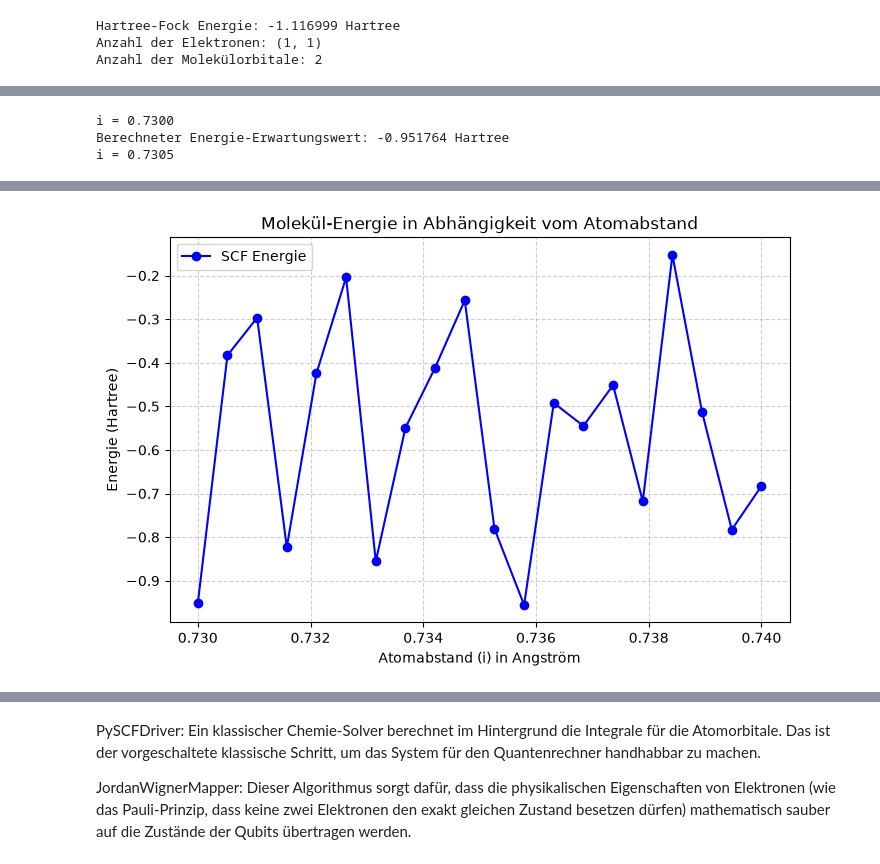
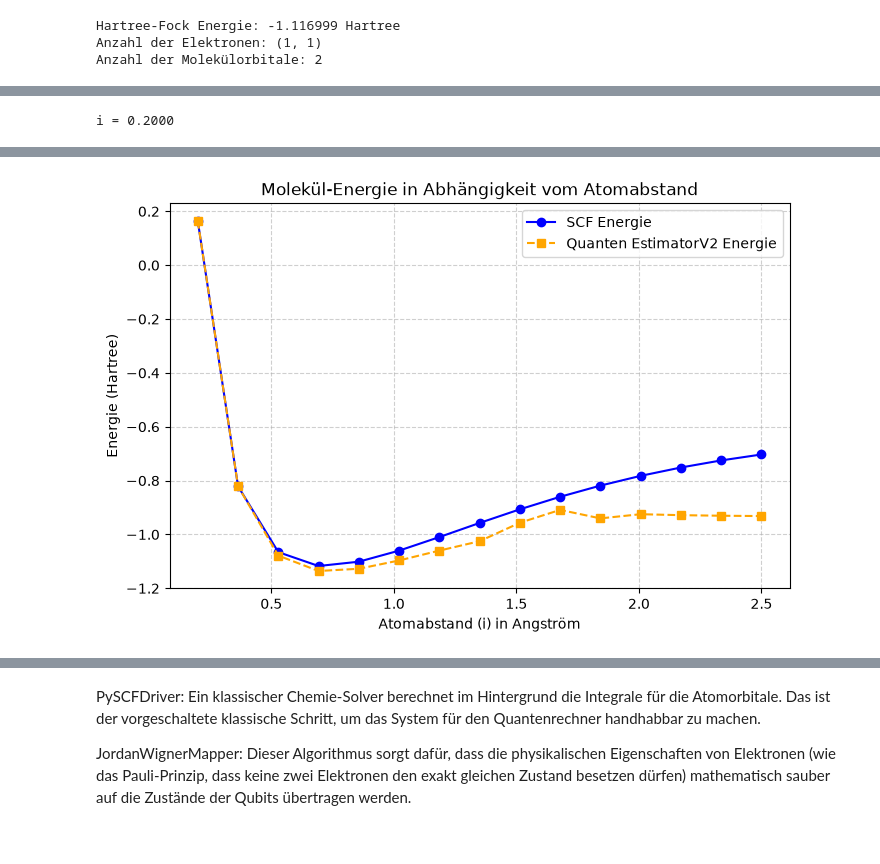
Before and after one commit to MelB18/Quanten, a Jupyter notebook: H2_VQE_Algo.ipynb, the cells around one changed output, grey strips where cells are left out. Drawn from its saved outputs; the diff is of its cells as text; code cells hidden in the pictures.

```diff
--- a/H2_VQE_Algo.ipynb
+++ b/H2_VQE_Algo.ipynb
@@ -216,51 +216,62 @@ from qiskit.circuit.library import RealAmplitudes
 from qiskit.primitives import StatevectorEstimator  # Lokaler V2 Estimator
 from qiskit_nature.second_q.drivers import PySCFDriver
 from qiskit_nature.second_q.mappers import JordanWignerMapper
+from scipy.optimize import minimize  # Der Optimierer für die Quanten-Kurve
 
 # 1. Leere Listen erstellen, um die Daten zu sammeln
 abstaende = []
 energien = []
+quanten_energien = []
+
+
+estimator = StatevectorEstimator()
+mapper = JordanWignerMapper()
+
+# Hilfsfunktion für den Optimierer
+# Sie berechnet die Energie für einen bestimmten Satz von Winkeln (Parameters)
+def cost_func(params, ansatz, observable, estimator):
+    pub = (ansatz, observable, params)
+    job = estimator.run([pub])
+    result = job.result()
+    return float(result[0].data.evs) # Gibt den Erwartungswert als Zahl zurück
 
 # Start, Ende (inklusive), Anzahl der Schritte
-for i in np.linspace(0.73, 0.74, 20):
+for i in np.linspace(0.2, 2.5, 15):
   print(f"i = {i:.4f}")
 
   # 1. Driver & Operatoren wie gewohnt vorbereiten 0.735
   driver = PySCFDriver(atom=f"H 0 0 0; H 0 0 {i}", basis="sto3g")
   problem = driver.run()
-  secondq_op = problem.hamiltonian.second_q_op()
 
-  mapper = JordanWignerMapper()
-  qubit_op = mapper.map(second_q_op)  # Dies ist unser Observable
+
+  # 2. Quanten-Berechnung (MUSS zwingend HIER IN DIE SCHLEIFE!)
+  # Dadurch aktualisiert sich der Operator für jeden Abstand i
+  fermion_op = problem.hamiltonian.second_q_op()
+  qubit_op = mapper.map(fermion_op) # Dies ist unser Observable
 
   # 2. Parametrisierten Quantenschaltkreis (Ansatz) erstellen
   num_qubits = qubit_op.num_qubits
-  circuit = RealAmplitudes(num_qubits=num_qubits, reps=1)
+  #circuit = RealAmplitudes(num_qubits=num_qubits, reps=1)
+  circuit = real_amplitudes(num_qubits=num_qubits, reps=1)
 
-  # 3. Den V2 Estimator initialisieren
-  estimator = StatevectorEstimator()
 
-  # 4. Parameter-Werte definieren (Zufällige Startwerte für die Rotation)
-  parameter_values = np.random.uniform(0, np.pi, circuit.num_parameters)
+  # Startwerte für die Winkel im Schaltkreis (alle auf 0.0)
+  initial_params = np.zeros(circuit.num_parameters)
 
-  # 5. Ein "PUB" definieren: (Circuit, Observables, ParameterValues)
-  pub = (circuit, qubit_op, parameter_values)
+  # COBYLA-Optimierer sucht die beste Energie für diesen Abstand
+  res = minimize(cost_func, initial_params, args=(circuit, qubit_op, estimator), method='COBYLA')
 
-  # 6. Job ausführen und Ergebnis abrufen
-  job = estimator.run([pub])
-  result = job.result()
 
-  # 7. Erwartungswert (Energie) ausgeben
-  # In V2 greift man über den Index der übergebenen PUBs auf Daten zu
-  pub_result = result[0]
-  expectation_value = pub_result.data.evs
+  # Optimierte Elektronenergie + Kernabstoßung = Echte Gesamtenergie!
+  gesamte_quanten_energie = res.fun + problem.nuclear_repulsion_energy
 
   # Werte an die Listen anhängen
   abstaende.append(i)
-  energien.append(expectation_value)
+  quanten_energien.append(gesamte_quanten_energie)
+  energien.append(problem.reference_energy)
 
   #print(f"Anzahl der Qubits: {num_qubits}")
-  print(f"Berechneter Energie-Erwartungswert: {expectation_value:.6f} Hartree")
+  #print(f"Berechneter Energie-Erwartungswert: {expectation_value:.6f} Hartree")
 
 
 # 3. Visualisierung mit Matplotlib erstellen
@@ -268,6 +279,8 @@ plt.figure(figsize=(8, 5))
 
 # Linie und Datenpunkte zeichnen
 plt.plot(abstaende, energien, marker='o', linestyle='-', color='b', label='SCF Energie')
+# Kurve 2 (Orange): Quanten-EstimatorV2 Energie
+plt.plot(abstaende, quanten_energien, marker='s', linestyle='--', color='orange', label='Quanten EstimatorV2 Energie')
 
 # Diagramm beschriften
 plt.title('Molekül-Energie in Abhängigkeit vom Atomabstand')
@@ -279,6 +292,4 @@ plt.legend()
 # Diagramm in Colab anzeigen
 plt.show()
 # %% [output]
-i = 0.7300
-Berechneter Energie-Erwartungswert: -0.951764 Hartree
-i = 0.7305
+i = 0.2000
@@ -302 +310 @@ Berechneter Energie-Erwartungswert: -0.682889 Hartree
-[figure, old version]
+[figure, new version]
```
Also changed, not shown: parts of 6 cells of this notebook.
